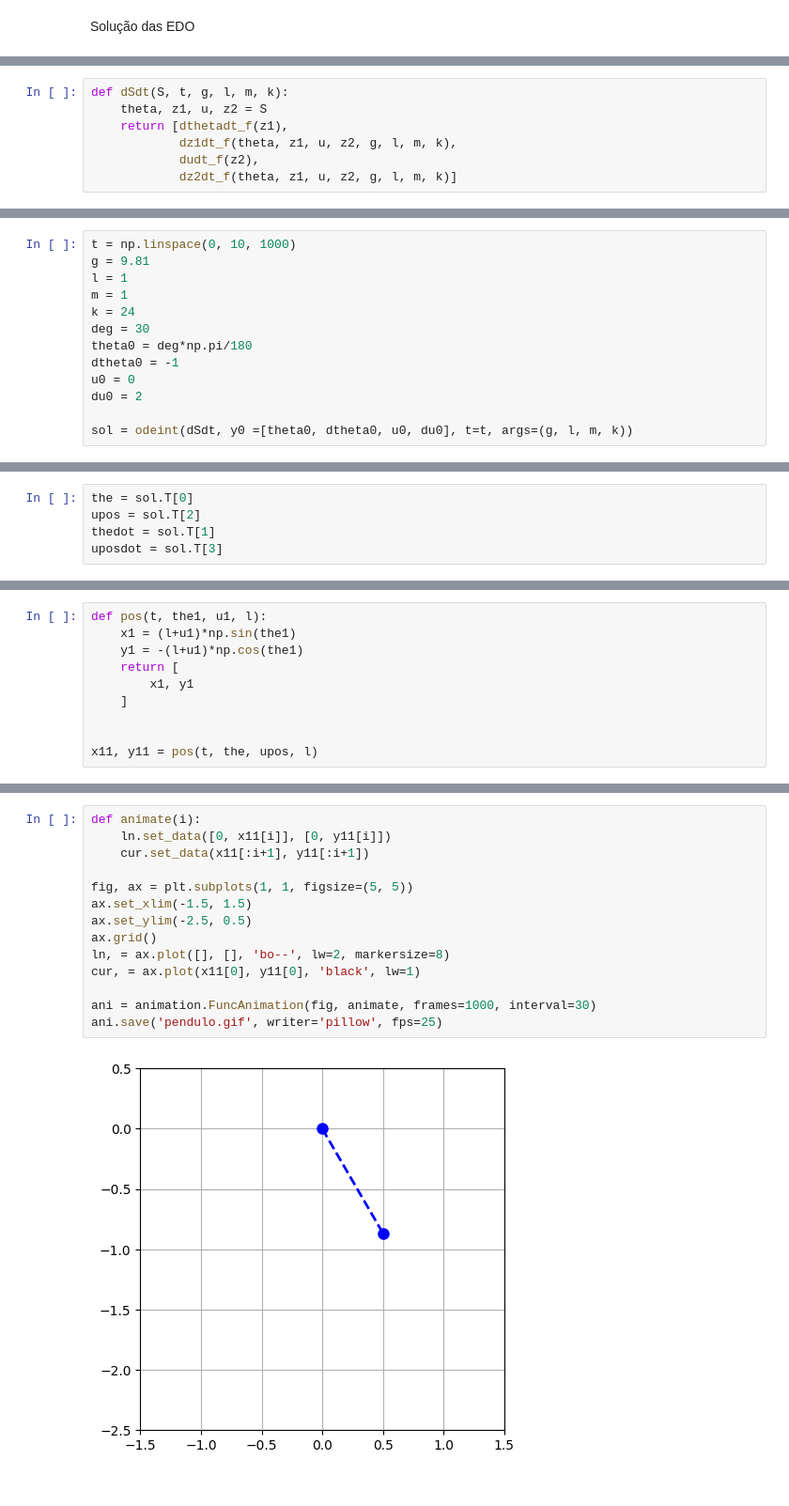
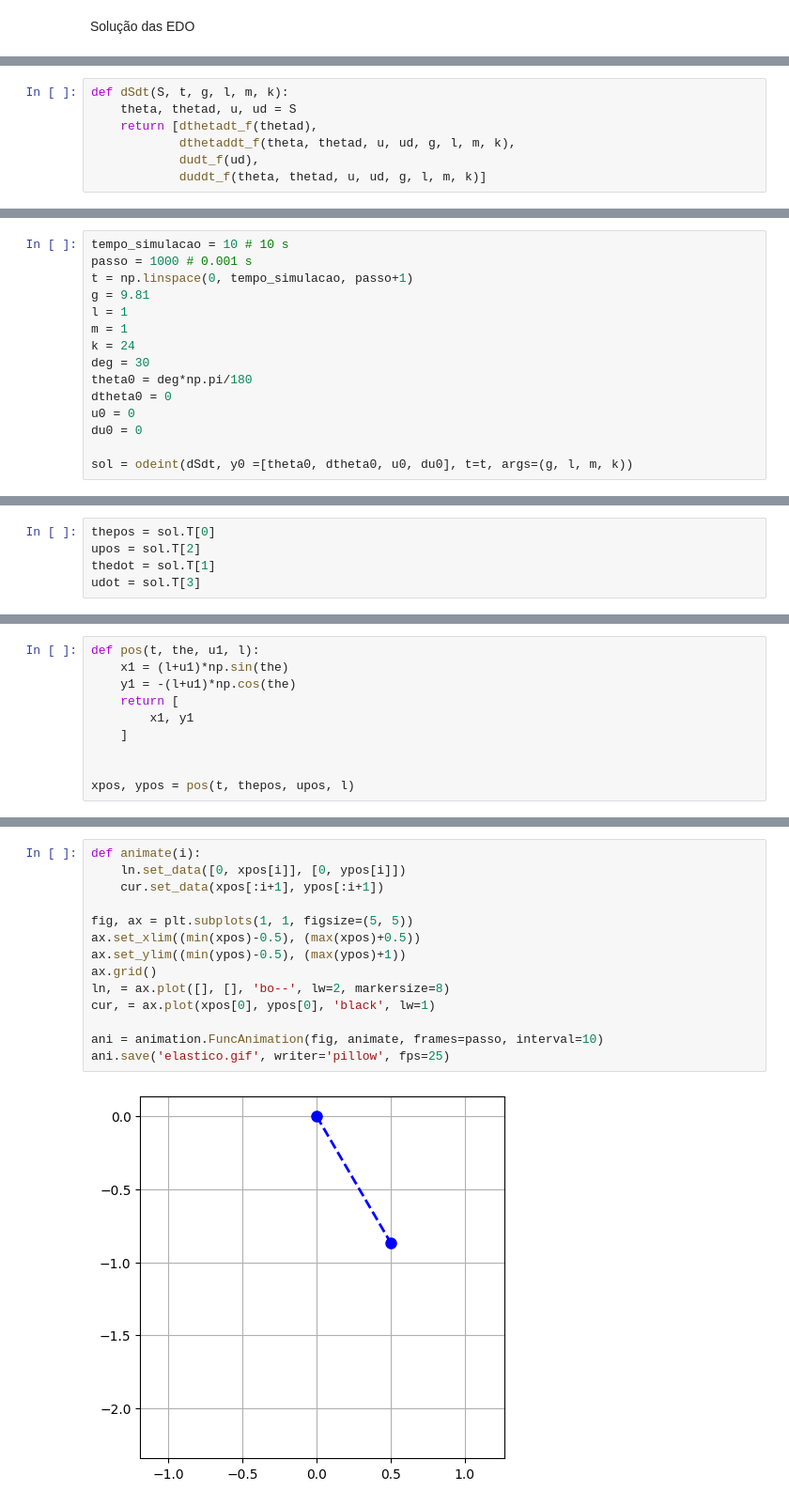
Before and after one commit to ViniciusCMB/Dinamica, a Jupyter notebook: Pen_Elastico/elastico.ipynb, the cells around one changed output, grey strips where cells are left out. Shown at 94% size. Drawn from its saved outputs; the diff is of its cells as text.

```diff
--- a/Pen_Elastico/elastico.ipynb
+++ b/Pen_Elastico/elastico.ipynb
@@ -91,7 +97,7 @@ dudt_f = sp.lambdify(u_dot, u_dot)
 # %%
 def dSdt(S, t, g, l, m, k):
-    theta, z1, u, z2 = S
-    return [dthetadt_f(z1),
-            dz1dt_f(theta, z1, u, z2, g, l, m, k),
-            dudt_f(z2),
-            dz2dt_f(theta, z1, u, z2, g, l, m, k)]
+    theta, thetad, u, ud = S
+    return [dthetadt_f(thetad),
+            dthetaddt_f(theta, thetad, u, ud, g, l, m, k),
+            dudt_f(ud),
+            duddt_f(theta, thetad, u, ud, g, l, m, k)]
@@ -98,13 +106,15 @@ def dSdt(S, t, g, l, m, k):
 # %%
-t = np.linspace(0, 10, 1000)
+tempo_simulacao = 10 # 10 s
+passo = 1000 # 0.001 s
+t = np.linspace(0, tempo_simulacao, passo+1)
 g = 9.81
 l = 1
 m = 1
 k = 24
 deg = 30
 theta0 = deg*np.pi/180
-dtheta0 = -1
+dtheta0 = 0
 u0 = 0
-du0 = 2
+du0 = 0
 
 sol = odeint(dSdt, y0 =[theta0, dtheta0, u0, du0], t=t, args=(g, l, m, k))
@@ -111,5 +123,5 @@ sol = odeint(dSdt, y0 =[theta0, dtheta0, u0, du0], t=t, args=(g, l, m, k))
 # %%
-the = sol.T[0]
+thepos = sol.T[0]
 upos = sol.T[2]
 thedot = sol.T[1]
-uposdot = sol.T[3]
+udot = sol.T[3]
@@ -116,10 +130,10 @@ uposdot = sol.T[3]
 # %%
-def pos(t, the1, u1, l):
-    x1 = (l+u1)*np.sin(the1)
-    y1 = -(l+u1)*np.cos(the1)
+def pos(t, the, u1, l):
+    x1 = (l+u1)*np.sin(the)
+    y1 = -(l+u1)*np.cos(the)
     return [
         x1, y1
     ]
 
 
-x11, y11 = pos(t, the, upos, l)
+xpos, ypos = pos(t, thepos, upos, l)
@@ -168,16 +230,16 @@ plt.show()
 # %%
 def animate(i):
-    ln.set_data([0, x11[i]], [0, y11[i]])
-    cur.set_data(x11[:i+1], y11[:i+1])
+    ln.set_data([0, xpos[i]], [0, ypos[i]])
+    cur.set_data(xpos[:i+1], ypos[:i+1])
 
 fig, ax = plt.subplots(1, 1, figsize=(5, 5))
-ax.set_xlim(-1.5, 1.5)
-ax.set_ylim(-2.5, 0.5)
+ax.set_xlim((min(xpos)-0.5), (max(xpos)+0.5))
+ax.set_ylim((min(ypos)-0.5), (max(ypos)+1))
 ax.grid()
 ln, = ax.plot([], [], 'bo--', lw=2, markersize=8)
-cur, = ax.plot(x11[0], y11[0], 'black', lw=1)
+cur, = ax.plot(xpos[0], ypos[0], 'black', lw=1)
 
-ani = animation.FuncAnimation(fig, animate, frames=1000, interval=30)
-ani.save('pendulo.gif', writer='pillow', fps=25)
+ani = animation.FuncAnimation(fig, animate, frames=passo, interval=10)
+ani.save('elastico.gif', writer='pillow', fps=25)
 # %% [output]
-[figure, old version]
+[figure, new version]
```
Also changed, not shown: parts of 35 cells of this notebook, 7 other files.
